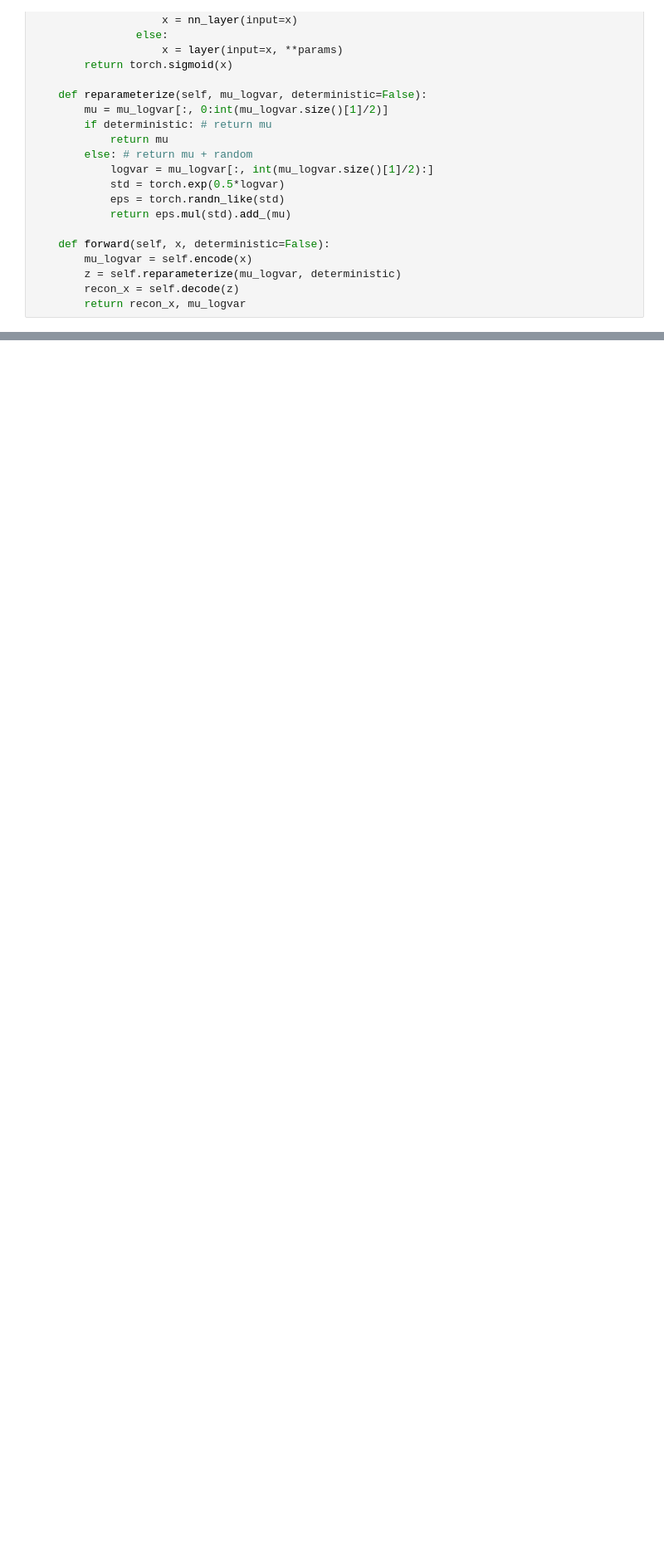
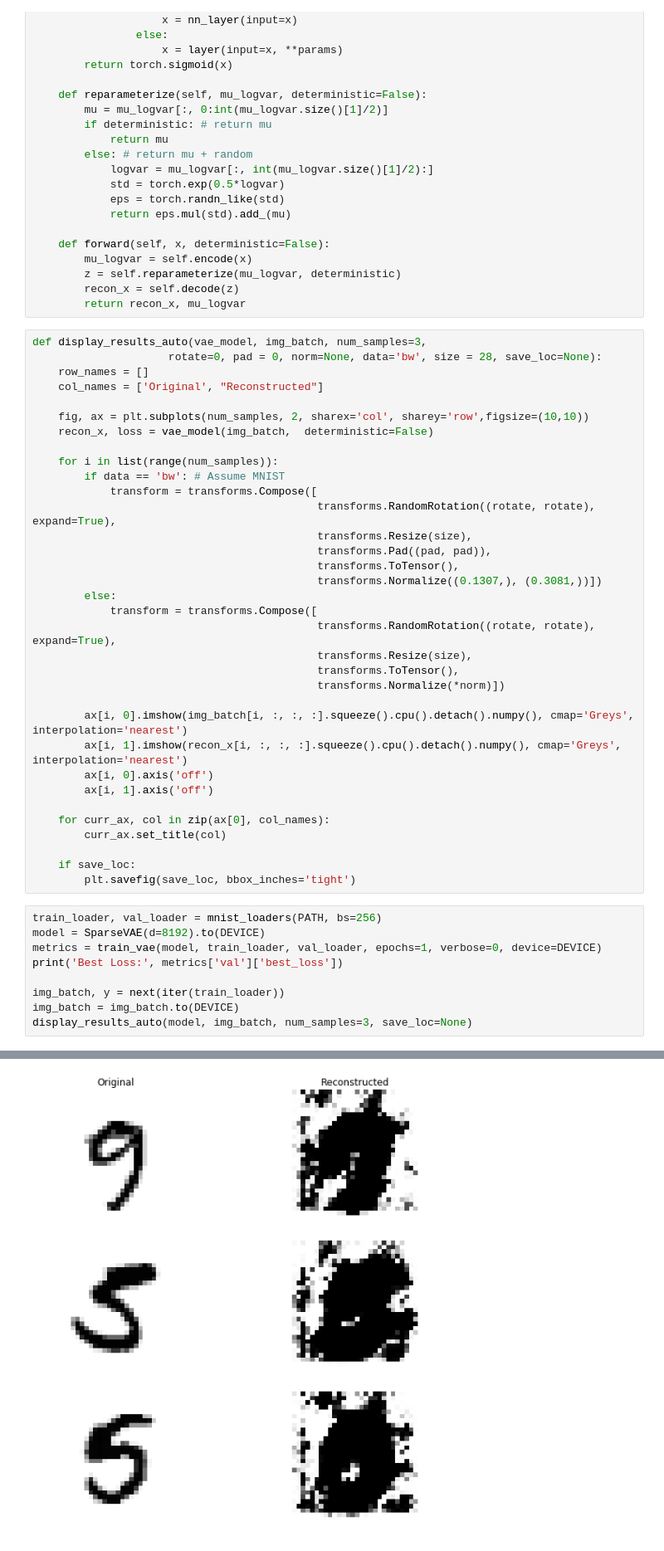
Before and after one commit to renebidart/intrinsic-dimension-pytorch, a Jupyter notebook: notebooks/vae_intrinsic_dim.ipynb, the cells around one changed output, grey strips where cells are left out. Shown at 83% size. Cells and saved outputs as stored; diff of their text form; blank space fills up the shorter version.

```diff
--- a/notebooks/vae_intrinsic_dim.ipynb
+++ b/notebooks/vae_intrinsic_dim.ipynb
@@ -318,3 +318,47 @@ class SparseVAE(nn.Module):
         z = self.reparameterize(mu_logvar, deterministic)
         recon_x = self.decode(z)
         return recon_x, mu_logvar
+# %%
+def display_results_auto(vae_model, img_batch, num_samples=3,
+                     rotate=0, pad = 0, norm=None, data='bw', size = 28, save_loc=None):
+    row_names = []
+    col_names = ['Original', "Reconstructed"]
+
+    fig, ax = plt.subplots(num_samples, 2, sharex='col', sharey='row',figsize=(10,10))
+    recon_x, loss = vae_model(img_batch,  deterministic=False)
+
+    for i in list(range(num_samples)):
+        if data == 'bw': # Assume MNIST
+            transform = transforms.Compose([
+                                            transforms.RandomRotation((rotate, rotate), expand=True),
+                                            transforms.Resize(size),
+                                            transforms.Pad((pad, pad)),
+                                            transforms.ToTensor(),
+                                            transforms.Normalize((0.1307,), (0.3081,))])
+        else:
+            transform = transforms.Compose([
+                                            transforms.RandomRotation((rotate, rotate), expand=True),
+                                            transforms.Resize(size),
+                                            transforms.ToTensor(),
+                                            transforms.Normalize(*norm)])
+
+        ax[i, 0].imshow(img_batch[i, :, :, :].squeeze().cpu().detach().numpy(), cmap='Greys',  interpolation='nearest')
+        ax[i, 1].imshow(recon_x[i, :, :, :].squeeze().cpu().detach().numpy(), cmap='Greys',  interpolation='nearest')
+        ax[i, 0].axis('off')
+        ax[i, 1].axis('off')
+
+    for curr_ax, col in zip(ax[0], col_names):
+        curr_ax.set_title(col)
+
+    if save_loc:
+        plt.savefig(save_loc, bbox_inches='tight')
+# %%
+train_loader, val_loader = mnist_loaders(PATH, bs=256)
+model = SparseVAE(d=8192).to(DEVICE)
+metrics = train_vae(model, train_loader, val_loader, epochs=1, verbose=0, device=DEVICE)
+print('Best Loss:', metrics['val']['best_loss'])
+
+img_batch, y = next(iter(train_loader))
+img_batch = img_batch.to(DEVICE)
+display_results_auto(model, img_batch, num_samples=3, save_loc=None)
+# %% [output]
@@ -321,3 +366,4 @@ class SparseVAE(nn.Module):
+[figure, added]
 # %%
 train_loader, val_loader = mnist_loaders(PATH, bs=256)
 model = SparseVAE(d=8192).to(DEVICE)
```
Also changed, not shown: parts of 8 cells of this notebook, 11 other files.
